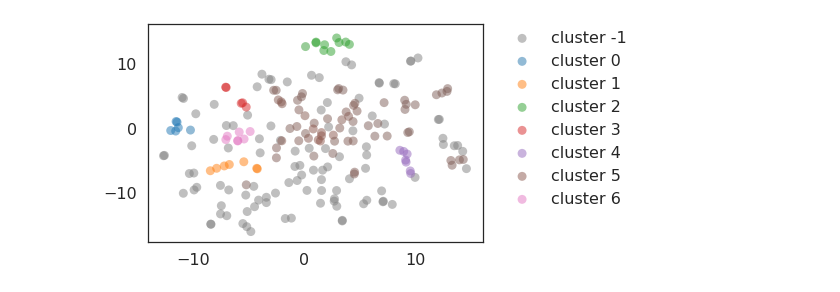
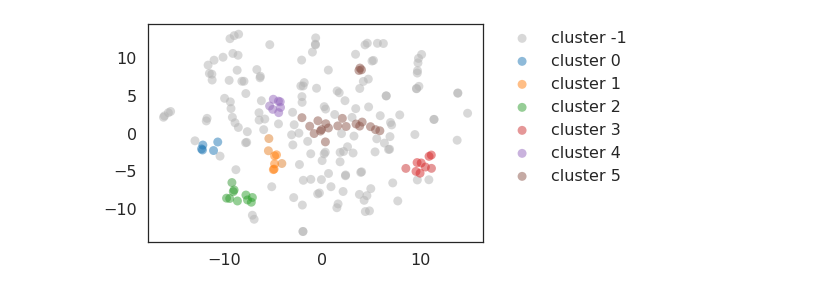
Before and after one commit to ScottishFold007/recsys_telenor, a Jupyter notebook: data_analysis/HDBSCAN.ipynb, the cells around one changed output. Saved outputs shown, nothing was run; the diff lists cells and outputs as text; code cells hidden in the pictures.

```diff
--- a/data_analysis/HDBSCAN.ipynb
+++ b/data_analysis/HDBSCAN.ipynb
@@ -10,11 +11,11 @@ sns.set_style('white')
 sns.set_color_codes()
 plot_kwds = {'alpha' : 0.5, 's' : 80, 'linewidths':0}
 # %%
-embedding_size = 100
+embedding_size = 20
 embeddings = pd.read_csv('word2vec_preprocessed_embeddings/embedding_%d.csv' % embedding_size, sep='\t', header=None, dtype=float)
 labels = pd.read_csv('word2vec_preprocessed_embeddings/labels_%d.csv' % embedding_size, sep='\t', header=None, dtype=str, names=['action_label'])
 # %%
-clusterer = hdbscan.HDBSCAN(min_cluster_size=5,min_samples=2 ,gen_min_span_tree=True)
+clusterer = hdbscan.HDBSCAN(min_cluster_size=5, min_samples=1)
 # %%
 clusterer.fit(embeddings)
 # %% [output]
@@ -42,9 +43,12 @@ plt.show()
 # %%
-def plot_clusters(df):
+def plot_clusters(df,path):
     plt.subplots()
-    palette = sns.color_palette()
+    p = None
+    palette = sns.color_palette(n_colors=25)
+    del palette[7]
+    del palette[16]
     cluster_colors = [sns.desaturate(palette[col], sat)
-                      if col >= 0 else (0.5, 0.5, 0.5) for col, sat in
+                      if col >= 0 else (0.7, 0.7, 0.7) for col, sat in
                       zip(clusterer.labels_, clusterer.probabilities_)]
     #color_set = set([sns.desaturate(palette[col], 1) if col >= 0 else (0.5, 0.5, 0.5) for col in clusterer.labels_])
     df['color'] = cluster_colors
@@ -52,6 +56,7 @@ def plot_clusters(df):
     for i, group in df.groupby('label'):
         plt.scatter(group['x'], group['y'], c=group['color'], label='cluster %d' % i, **plot_kwds)
     plt.legend(bbox_to_anchor=(1.05, 1), loc=2, borderaxespad=0.)
+    plt.savefig(path, bbox_inches='tight')
     plt.show()
 # %%
 from sklearn.decomposition import PCA
@@ -65,11 +70,11 @@ plot_clusters(pc)
 # %%
 from sklearn.manifold import TSNE
 
-tsne_data = TSNE(n_components=2).fit_transform(embeddings)
+tsne_data = TSNE(n_components=2, random_state=4).fit_transform(embeddings)
 tsne_data = pd.DataFrame(data = tsne_data, columns = ['x', 'y'])
-plot_clusters(tsne_data)
+plot_clusters(tsne_data,"hdbscan_models/embeddings_tsne_hdbscan_cluster_plot.pdf")
 # %% [output]
-[figure, old version]
+[figure, new version]
 # %%
 labels['cluster_labels'] = clusterer.labels_
 labels['cluster_prob'] = clusterer.probabilities_
```
Also changed, not shown: parts of 10 cells of this notebook, 42 other files.
